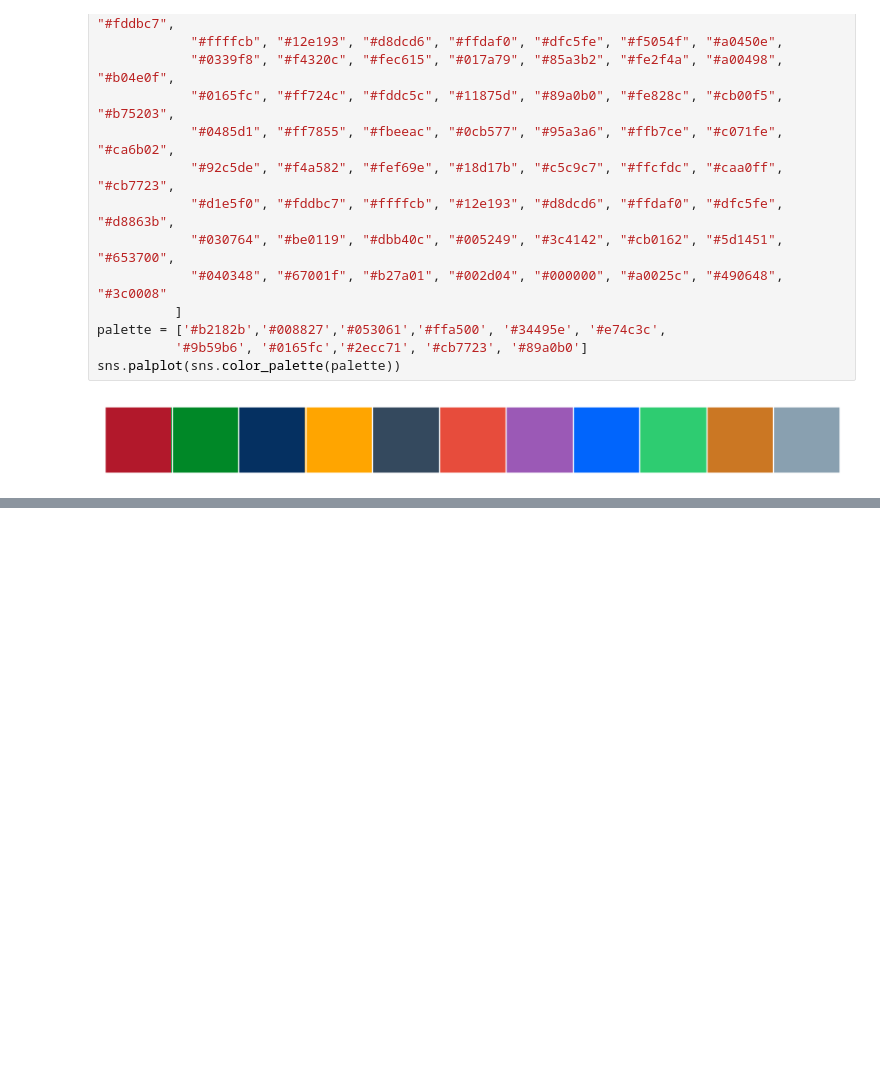
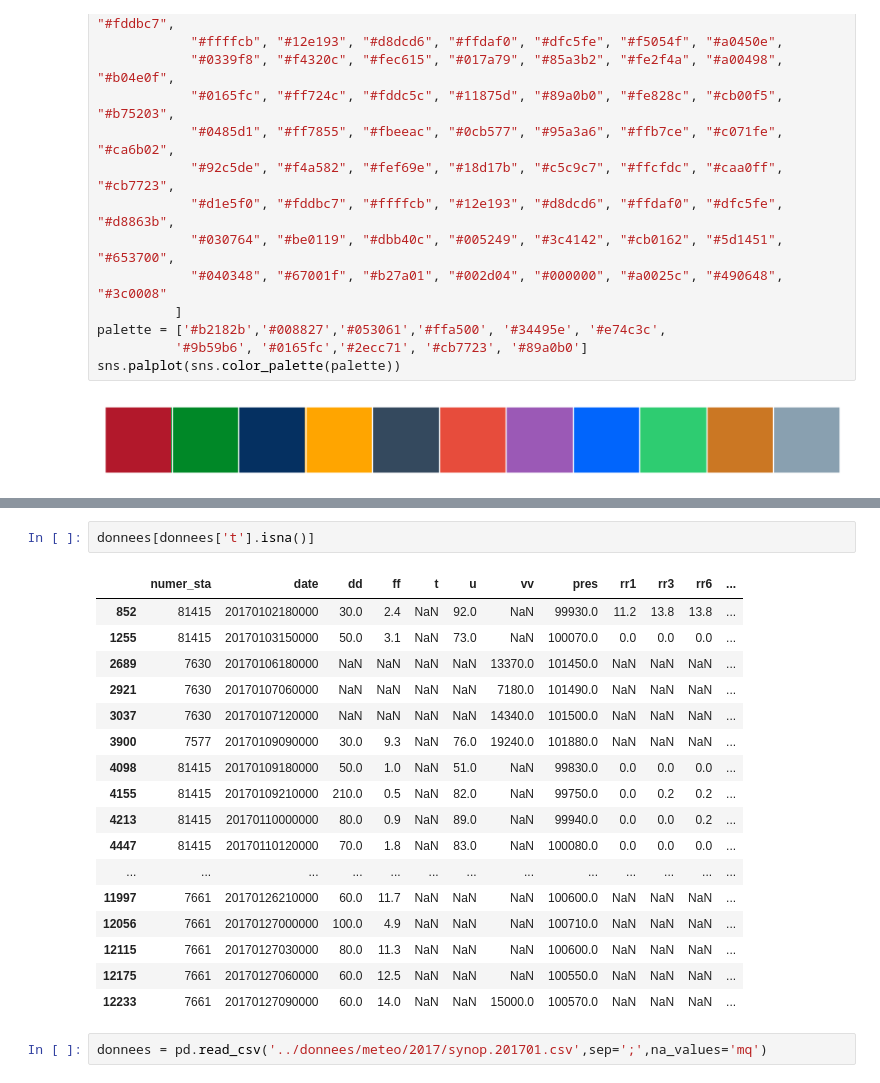
Before and after one commit to rbizoi/PythonFormation, a Jupyter notebook: DataFrames/Model_Notebook.ipynb, the cells around one changed output, grey strips where cells are left out. Drawn from its saved outputs; the diff is of its cells as text; blank space fills up the shorter version.

```diff
--- a/DataFrames/Model_Notebook.ipynb
+++ b/DataFrames/Model_Notebook.ipynb
@@ -77,0 +190,22 @@ controleExistenceRepertoire(repertoireImages);
+# %%
+donnees[donnees['t'].isna()]
+# %% [output]
+|  | numer_sta | date | dd | ff | t | u | vv | pres | rr1 | rr3 | rr6 | ... |
+| 852 | 81415 | 20170102180000 | 30.0 | 2.4 | NaN | 92.0 | NaN | 99930.0 | 11.2 | 13.8 | 13.8 | ... |
+| 1255 | 81415 | 20170103150000 | 50.0 | 3.1 | NaN | 73.0 | NaN | 100070.0 | 0.0 | 0.0 | 0.0 | ... |
+| 2689 | 7630 | 20170106180000 | NaN | NaN | NaN | NaN | 13370.0 | 101450.0 | NaN | NaN | NaN | ... |
+| 2921 | 7630 | 20170107060000 | NaN | NaN | NaN | NaN | 7180.0 | 101490.0 | NaN | NaN | NaN | ... |
+| 3037 | 7630 | 20170107120000 | NaN | NaN | NaN | NaN | 14340.0 | 101500.0 | NaN | NaN | NaN | ... |
+| 3900 | 7577 | 20170109090000 | 30.0 | 9.3 | NaN | 76.0 | 19240.0 | 101880.0 | NaN | NaN | NaN | ... |
+| 4098 | 81415 | 20170109180000 | 50.0 | 1.0 | NaN | 51.0 | NaN | 99830.0 | 0.0 | 0.0 | 0.0 | ... |
+| 4155 | 81415 | 20170109210000 | 210.0 | 0.5 | NaN | 82.0 | NaN | 99750.0 | 0.0 | 0.2 | 0.2 | ... |
+| 4213 | 81415 | 20170110000000 | 80.0 | 0.9 | NaN | 89.0 | NaN | 99940.0 | 0.0 | 0.0 | 0.2 | ... |
+| 4447 | 81415 | 20170110120000 | 70.0 | 1.8 | NaN | 83.0 | NaN | 100080.0 | 0.0 | 0.0 | 0.0 | ... |
+| ... | ... | ... | ... | ... | ... | ... | ... | ... | ... | ... | ... | ... |
+| 11997 | 7661 | 20170126210000 | 60.0 | 11.7 | NaN | NaN | NaN | 100600.0 | NaN | NaN | NaN | ... |
+| 12056 | 7661 | 20170127000000 | 100.0 | 4.9 | NaN | NaN | NaN | 100710.0 | NaN | NaN | NaN | ... |
+| 12115 | 7661 | 20170127030000 | 80.0 | 11.3 | NaN | NaN | NaN | 100600.0 | NaN | NaN | NaN | ... |
+| 12175 | 7661 | 20170127060000 | 60.0 | 12.5 | NaN | NaN | NaN | 100550.0 | NaN | NaN | NaN | ... |
+| 12233 | 7661 | 20170127090000 | 60.0 | 14.0 | NaN | NaN | 15000.0 | 100570.0 | NaN | NaN | NaN | ... |
+# %%
+donnees = pd.read_csv('../donnees/meteo/2017/synop.201701.csv',sep=';',na_values='mq')
```
Also changed, not shown: parts of 19 cells of this notebook.
